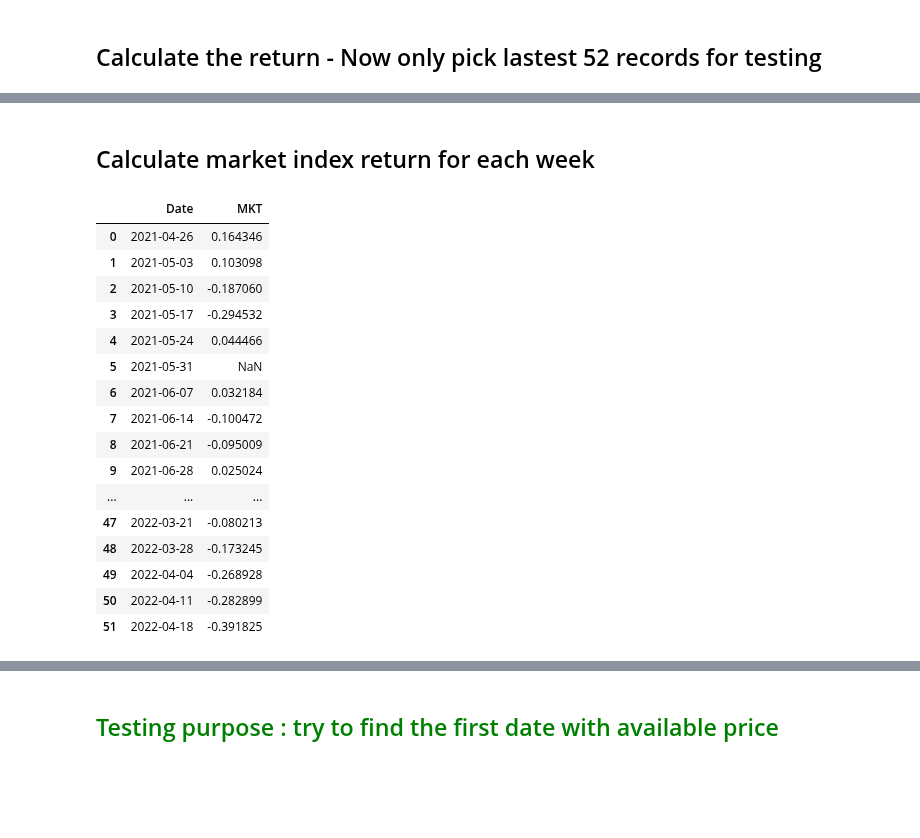
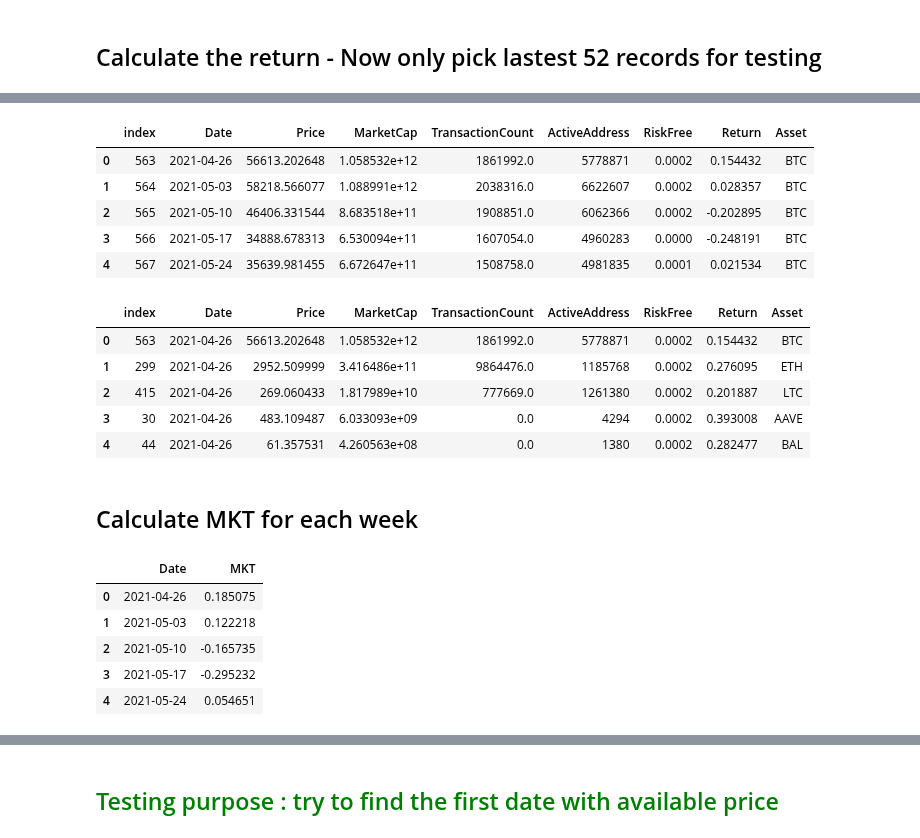
Before and after one commit to PracticumCrypto/C5-Analyzer, a Jupyter notebook: DataPull-MKT_SIZE_Fiona.ipynb, the cells around one changed output, grey strips where cells are left out. Drawn from its saved outputs; the diff is of its cells as text; code cells hidden in the pictures; blank space fills up the shorter version.

```diff
--- a/DataPull-MKT_SIZE_Fiona.ipynb
+++ b/DataPull-MKT_SIZE_Fiona.ipynb
@@ -42,0 +45,3 @@ Risk_free_rate = Risk_free_rate.rename(columns={'index':'Date', 0:'RiskFree'})
+# %%
+Risk_free_rate['RiskFree']= Risk_free_rate['RiskFree']/100
+Risk_free_rate
@@ -42,0 +67,8 @@ Risk_free_rate = Risk_free_rate.rename(columns={'index':'Date', 0:'RiskFree'})
+# %%
+### impute with mean for risk free rate ### will change to linear regression later
+from sklearn.impute import SimpleImputer
+from sklearn.pipeline import Pipeline
+
+sim_imp = SimpleImputer(strategy='median')
+
+Risk_free_rate['RiskFree']=sim_imp.fit_transform(Risk_free_rate[['RiskFree']])
@@ -143,27 +223,26 @@ LTC_All.head()
+# %%
+fullsample.head()
+# %% [output]
+|  | index | Date | Price | MarketCap | TransactionCount | ActiveAddress | RiskFree | Return | Asset |
+| 0 | 563 | 2021-04-26 | 56613.202648 | 1.058532e+12 | 1861992.0 | 5778871 | 0.0002 | 0.154432 | BTC |
+| 1 | 564 | 2021-05-03 | 58218.566077 | 1.088991e+12 | 2038316.0 | 6622607 | 0.0002 | 0.028357 | BTC |
+| 2 | 565 | 2021-05-10 | 46406.331544 | 8.683518e+11 | 1908851.0 | 6062366 | 0.0002 | -0.202895 | BTC |
+| 3 | 566 | 2021-05-17 | 34888.678313 | 6.530094e+11 | 1607054.0 | 4960283 | 0.0000 | -0.248191 | BTC |
+| 4 | 567 | 2021-05-24 | 35639.981455 | 6.672647e+11 | 1508758.0 | 4981835 | 0.0001 | 0.021534 | BTC |
+# %%
+largeCapSample.head()
+# %% [output]
+|  | index | Date | Price | MarketCap | TransactionCount | ActiveAddress | RiskFree | Return | Asset |
+| 0 | 563 | 2021-04-26 | 56613.202648 | 1.058532e+12 | 1861992.0 | 5778871 | 0.0002 | 0.154432 | BTC |
+| 1 | 299 | 2021-04-26 | 2952.509999 | 3.416486e+11 | 9864476.0 | 1185768 | 0.0002 | 0.276095 | ETH |
+| 2 | 415 | 2021-04-26 | 269.060433 | 1.817989e+10 | 777669.0 | 1261380 | 0.0002 | 0.201887 | LTC |
+| 3 | 30 | 2021-04-26 | 483.109487 | 6.033093e+09 | 0.0 | 4294 | 0.0002 | 0.393008 | AAVE |
+| 4 | 44 | 2021-04-26 | 61.357531 | 4.260563e+08 | 0.0 | 1380 | 0.0002 | 0.282477 | BAL |
 # %% [markdown]
-## Calculate market index return for each week
+## Calculate MKT for each week
 # %%
-## find market portfolio
-
-markdf = pd.DataFrame(columns = LTC_All.columns.values)  # can be improved
-
-markdf['Asset'] = ''
-
-## step 1: pick all maket cap > 10000
-for i in symbolListShort:
-
-    dfName = f"{i}_All"
-
-    ## find all date with MarketCap greater than 10000
-    temp = locals()[dfName].query("MarketCap > 1000000")
-    temp['Asset'] = i
-    markdf = markdf.append(temp)
-
-## sort all the market cap and pick top 100
-marketport = markdf.groupby(['Date']).apply(lambda x: x.nlargest(100,['MarketCap'])).reset_index(drop=True)
-
 ## markdf is a big dataframe include all crypto currencies makcap greater than 1000000
-marketport = markdf.groupby('Date')['MarketCap'].sum().reset_index(name='TotalMarketCap')
+marketport = largeCapSample.groupby('Date')['MarketCap'].sum().reset_index(name='TotalMarketCap')
 
 marketInd = markdf.copy()
 marketInd['weights'] = marketInd['Return'] * marketInd['MarketCap']
@@ -174,22 +253,11 @@ marketport = marketport.merge(Risk_free_rate, on='Date')
 marketport['MKT'] = marketport['MarketIndexReturn'] - marketport['RiskFree']
 MKT_f = marketport[['Date','MKT']]
 # %%
-MKT_f
+MKT_f.head()
 # %% [output]
 |  | Date | MKT |
-| 0 | 2021-04-26 | 0.164346 |
-| 1 | 2021-05-03 | 0.103098 |
-| 2 | 2021-05-10 | -0.187060 |
-| 3 | 2021-05-17 | -0.294532 |
-| 4 | 2021-05-24 | 0.044466 |
-| 5 | 2021-05-31 | NaN |
-| 6 | 2021-06-07 | 0.032184 |
-| 7 | 2021-06-14 | -0.100472 |
-| 8 | 2021-06-21 | -0.095009 |
-| 9 | 2021-06-28 | 0.025024 |
-| ... | ... | ... |
-| 47 | 2022-03-21 | -0.080213 |
-| 48 | 2022-03-28 | -0.173245 |
-| 49 | 2022-04-04 | -0.268928 |
-| 50 | 2022-04-11 | -0.282899 |
-| 51 | 2022-04-18 | -0.391825 |
+| 0 | 2021-04-26 | 0.185075 |
+| 1 | 2021-05-03 | 0.122218 |
+| 2 | 2021-05-10 | -0.165735 |
+| 3 | 2021-05-17 | -0.295232 |
+| 4 | 2021-05-24 | 0.054651 |
```
Also changed, not shown: parts of 22 cells of this notebook.
